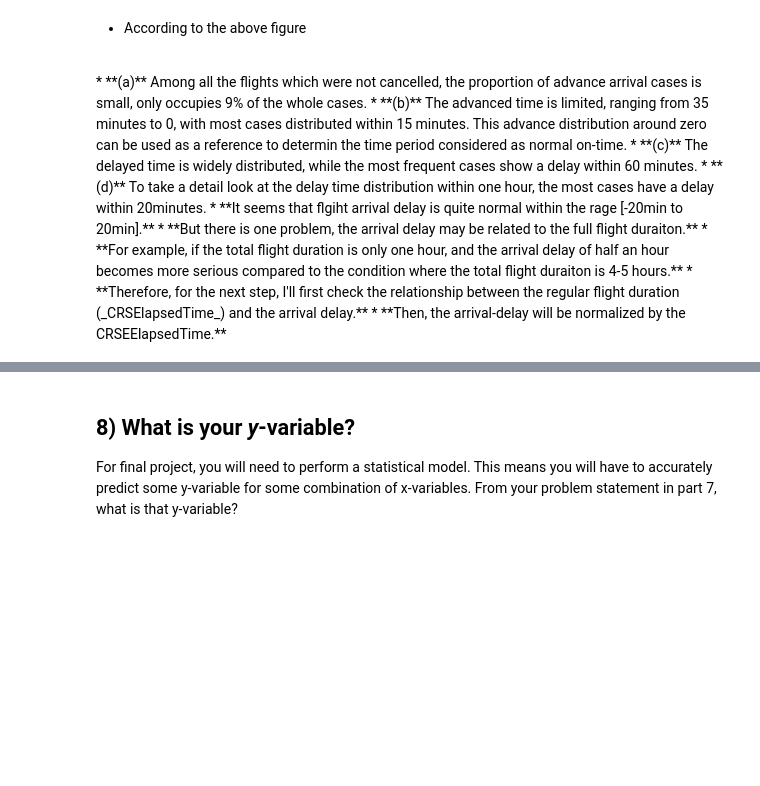
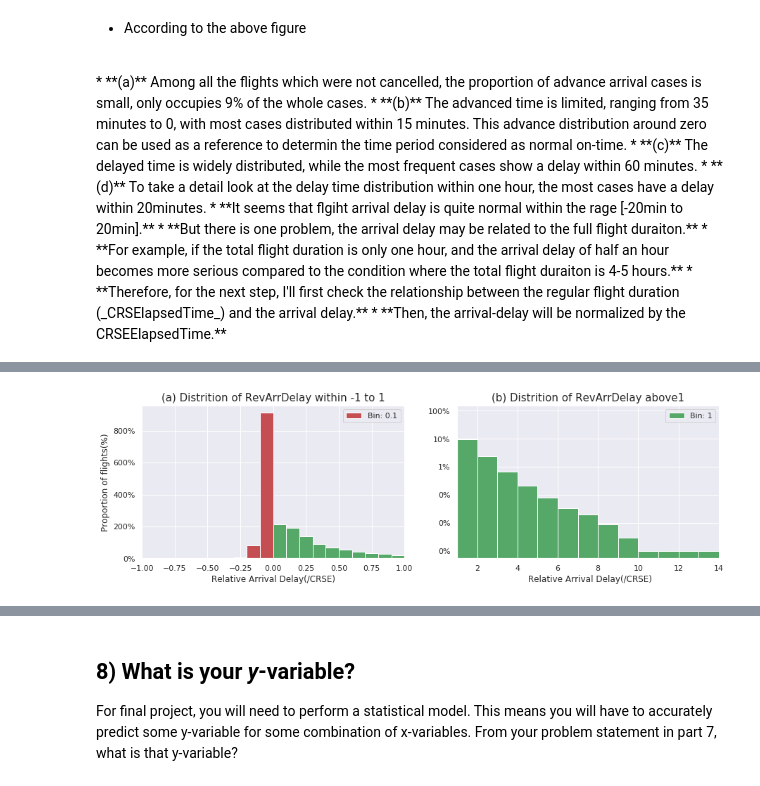
Before and after one commit to Wolfking2015/Final-Project-For-AML, a Jupyter notebook: final-project.ipynb, the cells around one changed output, grey strips where cells are left out. Drawn from its saved outputs; the diff is of its cells as text; code cells hidden in the pictures; blank space fills up the shorter version.

```diff
--- a/final-project.ipynb
+++ b/final-project.ipynb
@@ -323,0 +340,35 @@ Propotion of delayed arrival cases is 0.8901362257085673
+# %%
+# Add a new column called the relative delay to store the relative arrival delay
+data_airline['RelativeArrDel']=data_airline['ArrDelay']/data_airline['CRSElapsedTime']
+#Replot the distribution of the Relative Arrival Delay again
+RelativeArrDel=data_airline[data_airline.Cancelled==0]['RelativeArrDel']
+# %%
+AdvanceTimeRel=RelativeArrDel[ArrDelay_NotCancelled<0];
+AdvanceRel_Min=np.min(AdvanceTimeRel)
+Bin_Advance=np.arange(AdvanceRel_Min,0.1,0.1)
+DelayTimeRel=RelativeArrDel[ArrDelay_NotCancelled>0];
+DelayRel_Max=np.max(DelayTimeRel)
+Bin_Delay=np.arange(0,DelayRel_Max,0.1)
+
+plt.subplot(1,2,1)
+sns.set()
+plt.hist(AdvanceTimeRel,bins=Bin_Advance,density=True,facecolor='r',edgecolor='w');
+plt.hist(DelayTimeRel,bins=Bin_Delay,density=True,facecolor='g',edgecolor='w');
+plt.xlim(-1,1);
+plt.gca().yaxis.set_major_formatter(PercentFormatter(1))
+plt.subplots_adjust(left=-1) # make room for yticks
+plt.xlabel('Relative Arrival Delay(/CRSE)');
+plt.ylabel('Proportion of flights(%)');
+plt.title('(a) Distrition of RevArrDelay within -1 to 1',fontsize=15);
+plt.legend(['Bin: 0.1'])
+plt.subplot(1,2,2)
+sns.set()
+Bin_DelayWider=np.arange(0,DelayRel_Max,1)
+plt.hist(DelayTimeRel,bins=Bin_DelayWider,density=True,facecolor='g',log=True,edgecolor='w');
+plt.xlim(1,DelayRel_Max);
+plt.xlabel(' Relative Arrival Delay(/CRSE)');
+plt.legend(['Bin: 1'])
+plt.gca().yaxis.set_major_formatter(PercentFormatter(1));
+plt.title('(b) Distrition of RevArrDelay above1',fontsize=15);
+# %% [output]
+[figure, added]
```
Also changed, not shown: parts of 12 cells of this notebook.
